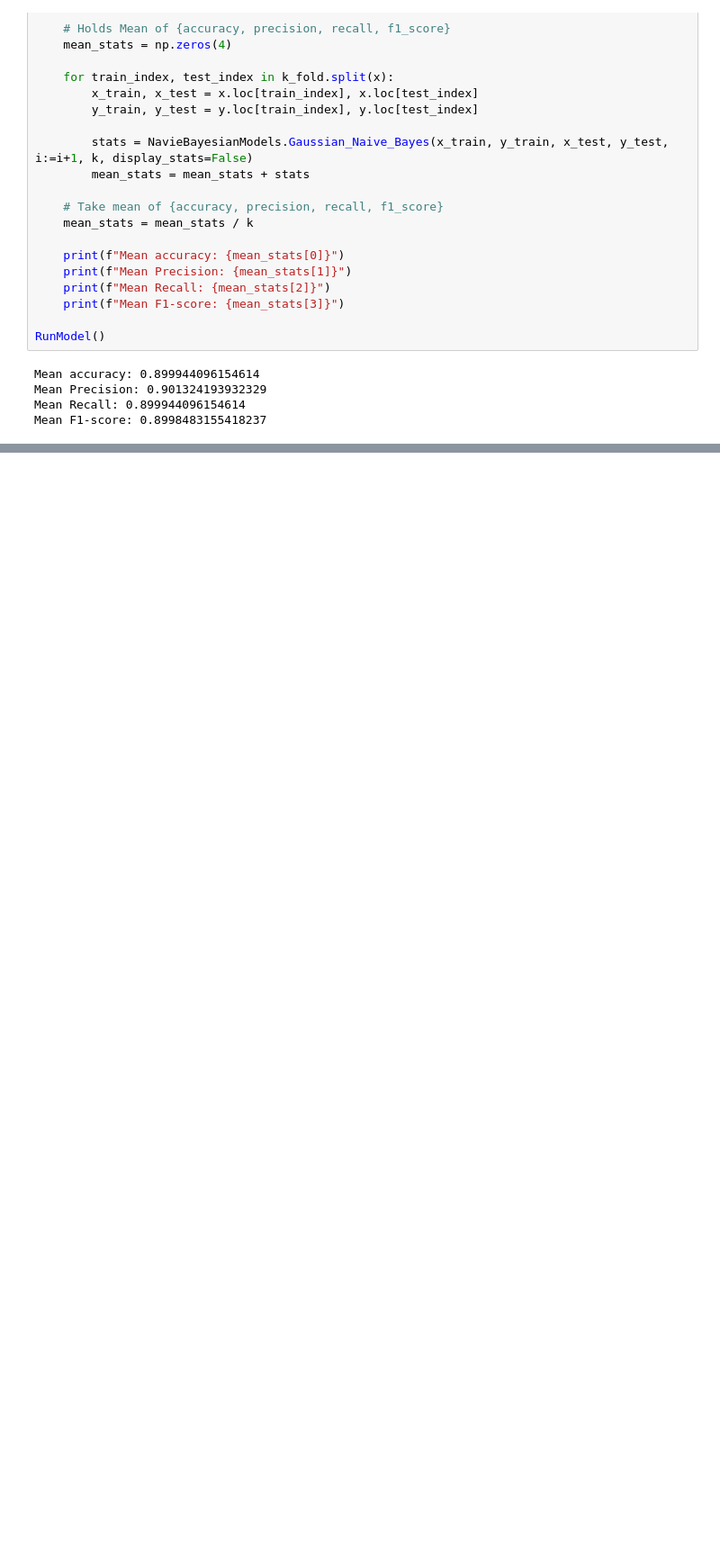
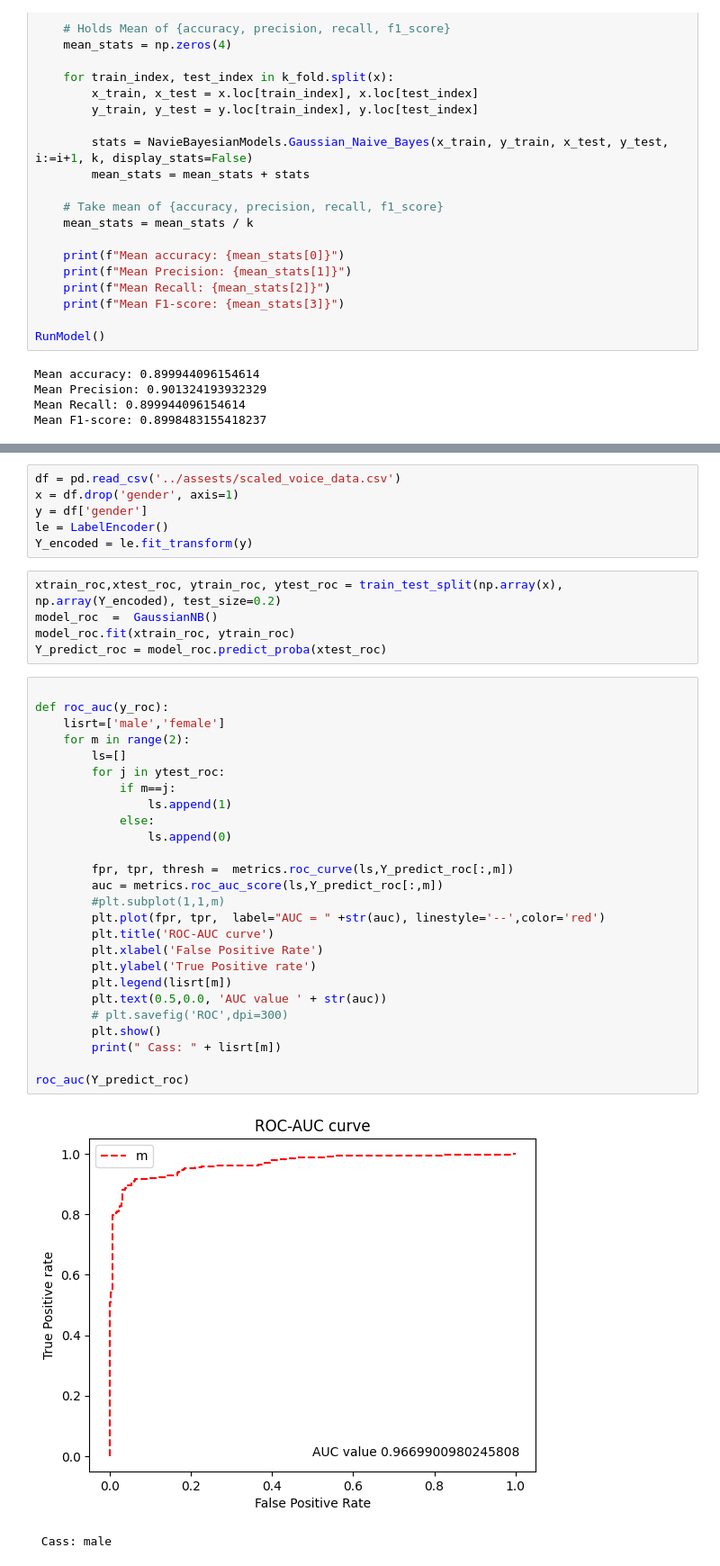
Before and after one commit to devKhush/Machine-Learning-Project-Gender-Recognition-From-Voice, a Jupyter notebook: src/test.ipynb, the cells around one changed output, grey strips where cells are left out. Shown at 90% size. Cells and saved outputs as stored; diff of their text form; blank space fills up the shorter version.

```diff
--- a/src/test.ipynb
+++ b/src/test.ipynb
@@ -108,0 +127,40 @@ Mean F1-score: 0.8998483155418237
+# %%
+df = pd.read_csv('../assests/scaled_voice_data.csv')
+x = df.drop('gender', axis=1)
+y = df['gender']
+le = LabelEncoder()
+Y_encoded = le.fit_transform(y)
+# %%
+xtrain_roc,xtest_roc, ytrain_roc, ytest_roc = train_test_split(np.array(x), np.array(Y_encoded), test_size=0.2)
+model_roc  =  GaussianNB()
+model_roc.fit(xtrain_roc, ytrain_roc)
+Y_predict_roc = model_roc.predict_proba(xtest_roc)
+# %%
+
+def roc_auc(y_roc):
+    lisrt=['male','female']
+    for m in range(2):
+        ls=[]
+        for j in ytest_roc:
+            if m==j:
+                ls.append(1)
+            else:
+                ls.append(0)
+
+        fpr, tpr, thresh =  metrics.roc_curve(ls,Y_predict_roc[:,m])
+        auc = metrics.roc_auc_score(ls,Y_predict_roc[:,m])
+        #plt.subplot(1,1,m)
+        plt.plot(fpr, tpr,  label="AUC = " +str(auc), linestyle='--',color='red')
+        plt.title('ROC-AUC curve')
+        plt.xlabel('False Positive Rate')
+        plt.ylabel('True Positive rate')
+        plt.legend(lisrt[m])
+        plt.text(0.5,0.0, 'AUC value ' + str(auc))
+        # plt.savefig('ROC',dpi=300)
+        plt.show()
+        print(" Cass: " + lisrt[m])
+
+roc_auc(Y_predict_roc)
+# %% [output]
+[figure, added]
+ Cass: male
```
Also changed, not shown: parts of 14 cells of this notebook.
